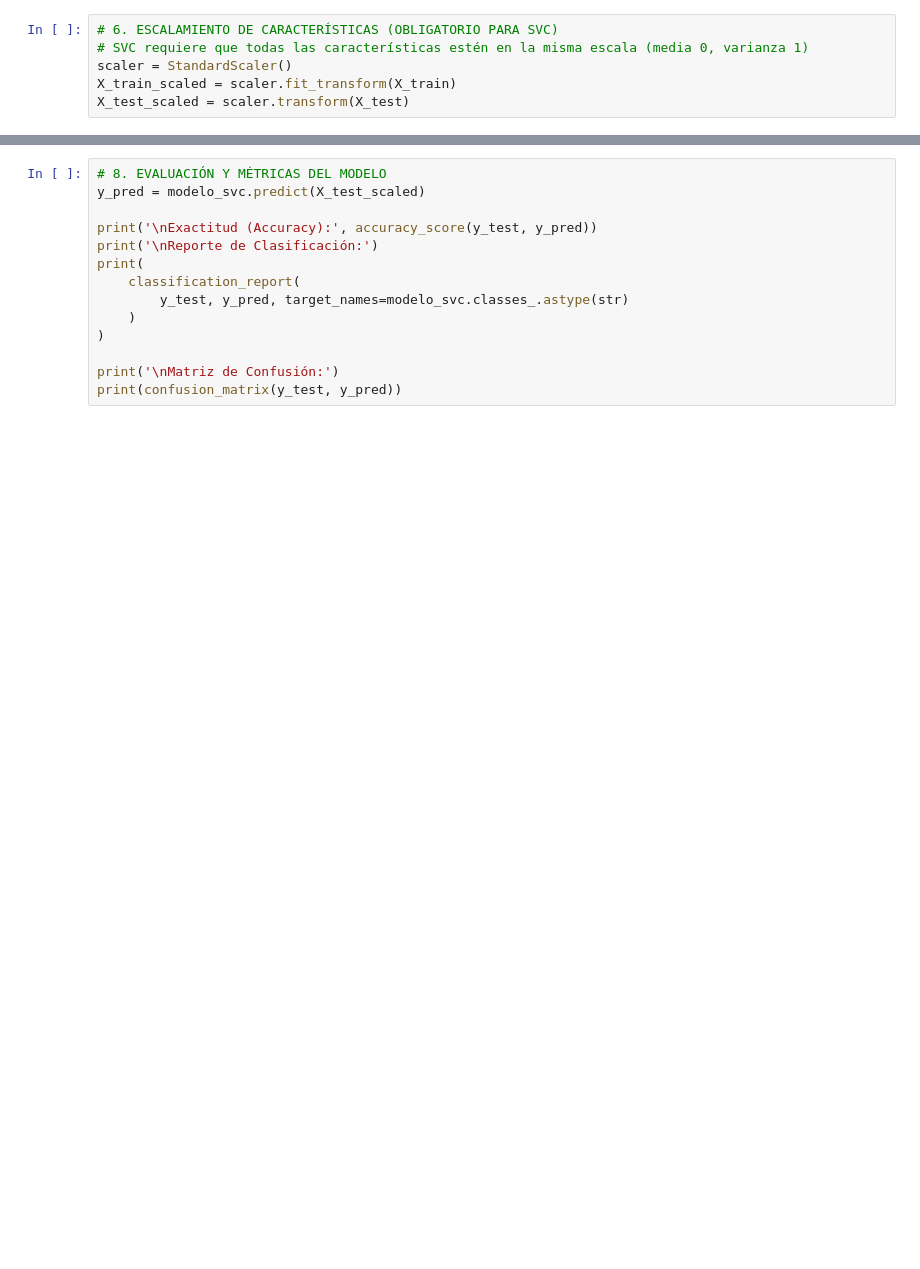
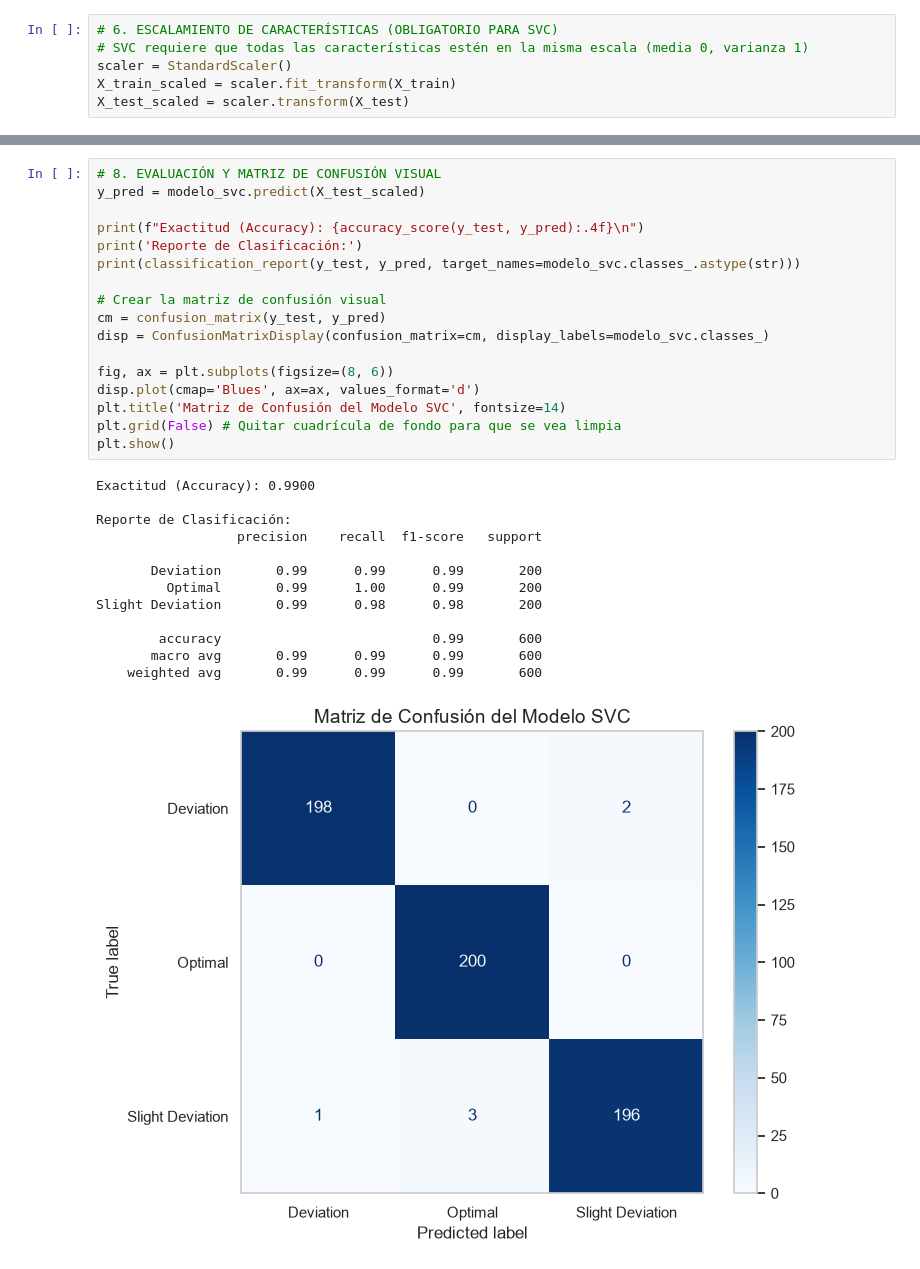
Before and after one commit to Uriel-Montufa/Fundamentos-de-IA, a Jupyter notebook: Laboratorios/CorpusApp.ipynb, the cells around one changed output, grey strips where cells are left out. Cells and saved outputs as stored; diff of their text form; blank space fills up the shorter version.

```diff
--- a/Laboratorios/CorpusApp.ipynb
+++ b/Laboratorios/CorpusApp.ipynb
@@ -91,14 +165,31 @@ print('\n¡El modelo SVC se entrenó correctamente!')
 # %%
-# 8. EVALUACIÓN Y MÉTRICAS DEL MODELO
+# 8. EVALUACIÓN Y MATRIZ DE CONFUSIÓN VISUAL
 y_pred = modelo_svc.predict(X_test_scaled)
 
-print('\nExactitud (Accuracy):', accuracy_score(y_test, y_pred))
-print('\nReporte de Clasificación:')
-print(
-    classification_report(
-        y_test, y_pred, target_names=modelo_svc.classes_.astype(str)
-    )
-)
+print(f"Exactitud (Accuracy): {accuracy_score(y_test, y_pred):.4f}\n")
+print('Reporte de Clasificación:')
+print(classification_report(y_test, y_pred, target_names=modelo_svc.classes_.astype(str)))
 
-print('\nMatriz de Confusión:')
-print(confusion_matrix(y_test, y_pred))
+# Crear la matriz de confusión visual
+cm = confusion_matrix(y_test, y_pred)
+disp = ConfusionMatrixDisplay(confusion_matrix=cm, display_labels=modelo_svc.classes_)
+
+fig, ax = plt.subplots(figsize=(8, 6))
+disp.plot(cmap='Blues', ax=ax, values_format='d')
+plt.title('Matriz de Confusión del Modelo SVC', fontsize=14)
+plt.grid(False) # Quitar cuadrícula de fondo para que se vea limpia
+plt.show()
+# %% [output]
+Exactitud (Accuracy): 0.9900
+
+Reporte de Clasificación:
+                  precision    recall  f1-score   support
+
+       Deviation       0.99      0.99      0.99       200
+         Optimal       0.99      1.00      0.99       200
+Slight Deviation       0.99      0.98      0.98       200
+
+        accuracy                           0.99       600
+       macro avg       0.99      0.99      0.99       600
+    weighted avg       0.99      0.99      0.99       600
+[figure, added]
```
Also changed, not shown: parts of 8 cells of this notebook, 2 other files.
